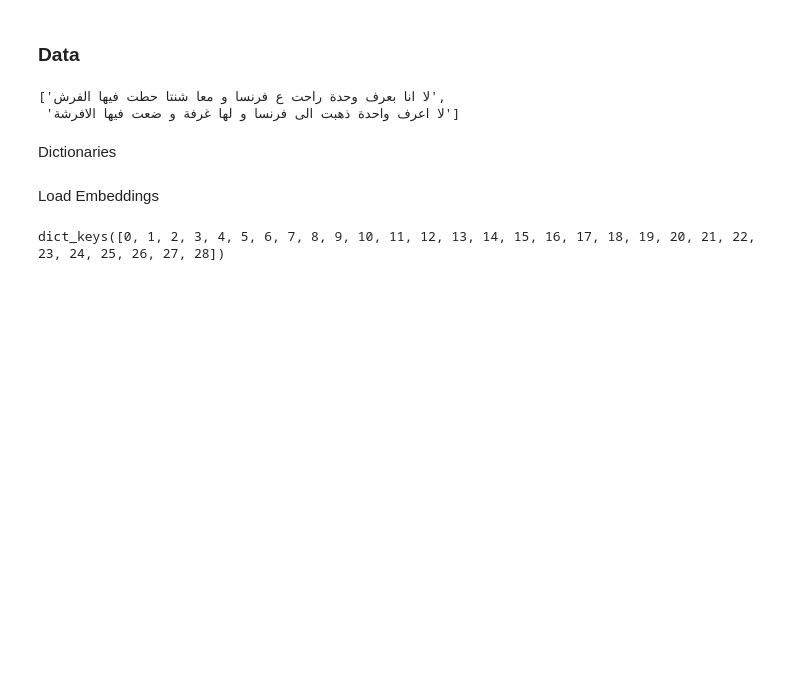
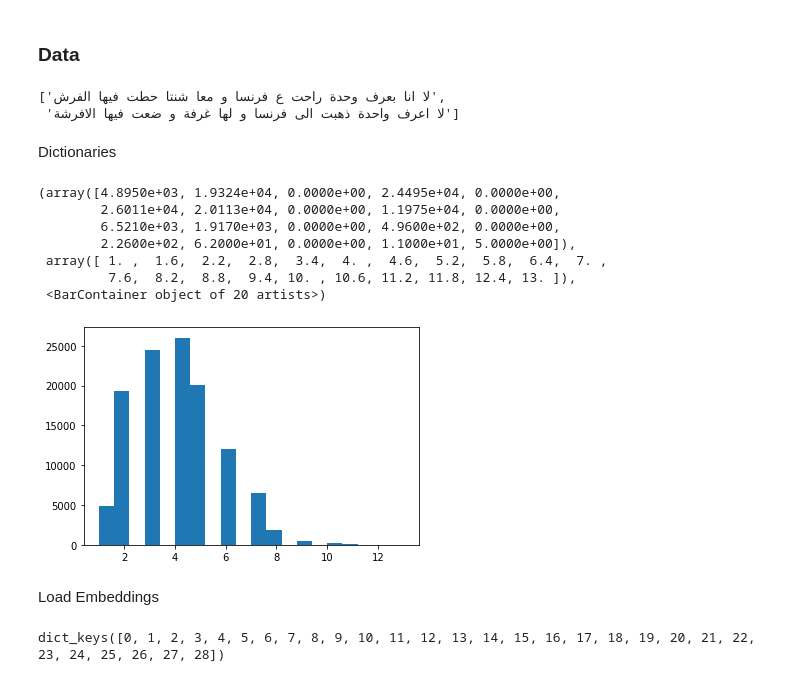
Before and after one commit to AmrEssamAbdulAzim/nlp_specialization, a Jupyter notebook: المصحح اﻵلي.ipynb, the cells around one changed output. Saved outputs shown, nothing was run; the diff lists cells and outputs as text; code cells hidden in the pictures; blank space fills up the shorter version.

```diff
--- a/المصحح اﻵلي.ipynb
+++ b/المصحح اﻵلي.ipynb
@@ -50,6 +53,19 @@ msa2idx = {word:i for i,word in enumerate(idx2msa)}
 msa_data = [' '.join([i for i in t[1].split() if (msa2idx.get(i,-1) != -1 and t[1] != '')]) for t in data]
 # %%
 msa_data = [i for i in msa_data if i != '']
+# %%
+lengths = [len(i) for i in msa.split()]
+# %%
+plt.hist(lengths,bins=20)
+# %% [output]
+(array([4.8950e+03, 1.9324e+04, 0.0000e+00, 2.4495e+04, 0.0000e+00,
+        2.6011e+04, 2.0113e+04, 0.0000e+00, 1.1975e+04, 0.0000e+00,
+        6.5210e+03, 1.9170e+03, 0.0000e+00, 4.9600e+02, 0.0000e+00,
+        2.2600e+02, 6.2000e+01, 0.0000e+00, 1.1000e+01, 5.0000e+00]),
+ array([ 1. ,  1.6,  2.2,  2.8,  3.4,  4. ,  4.6,  5.2,  5.8,  6.4,  7. ,
+         7.6,  8.2,  8.8,  9.4, 10. , 10.6, 11.2, 11.8, 12.4, 13. ]),
+ <BarContainer object of 20 artists>)
+[figure, added]
 # %% [markdown]
 Load Embeddings
 # %%
```
Also changed, not shown: parts of 80 cells of this notebook, 1 other file.
